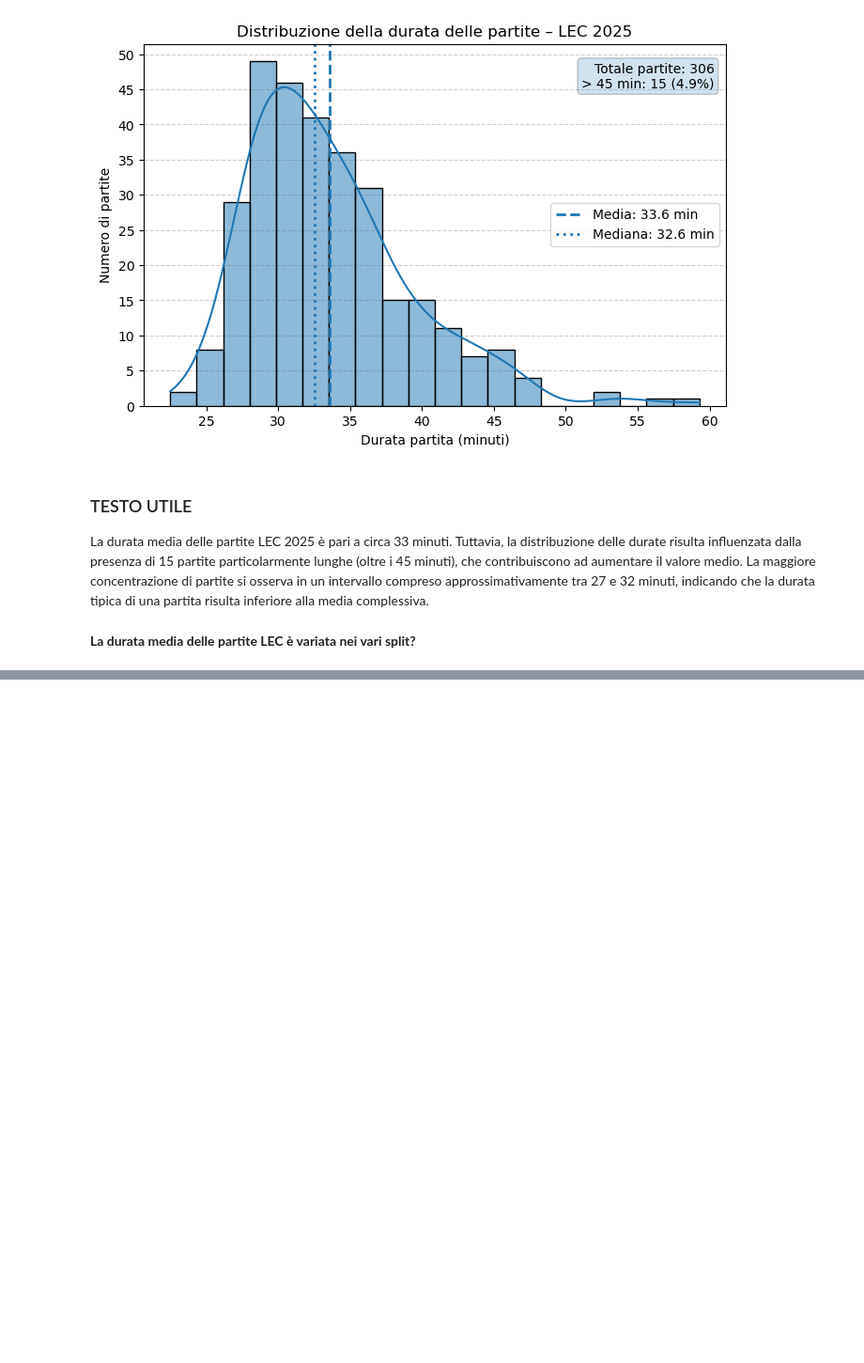
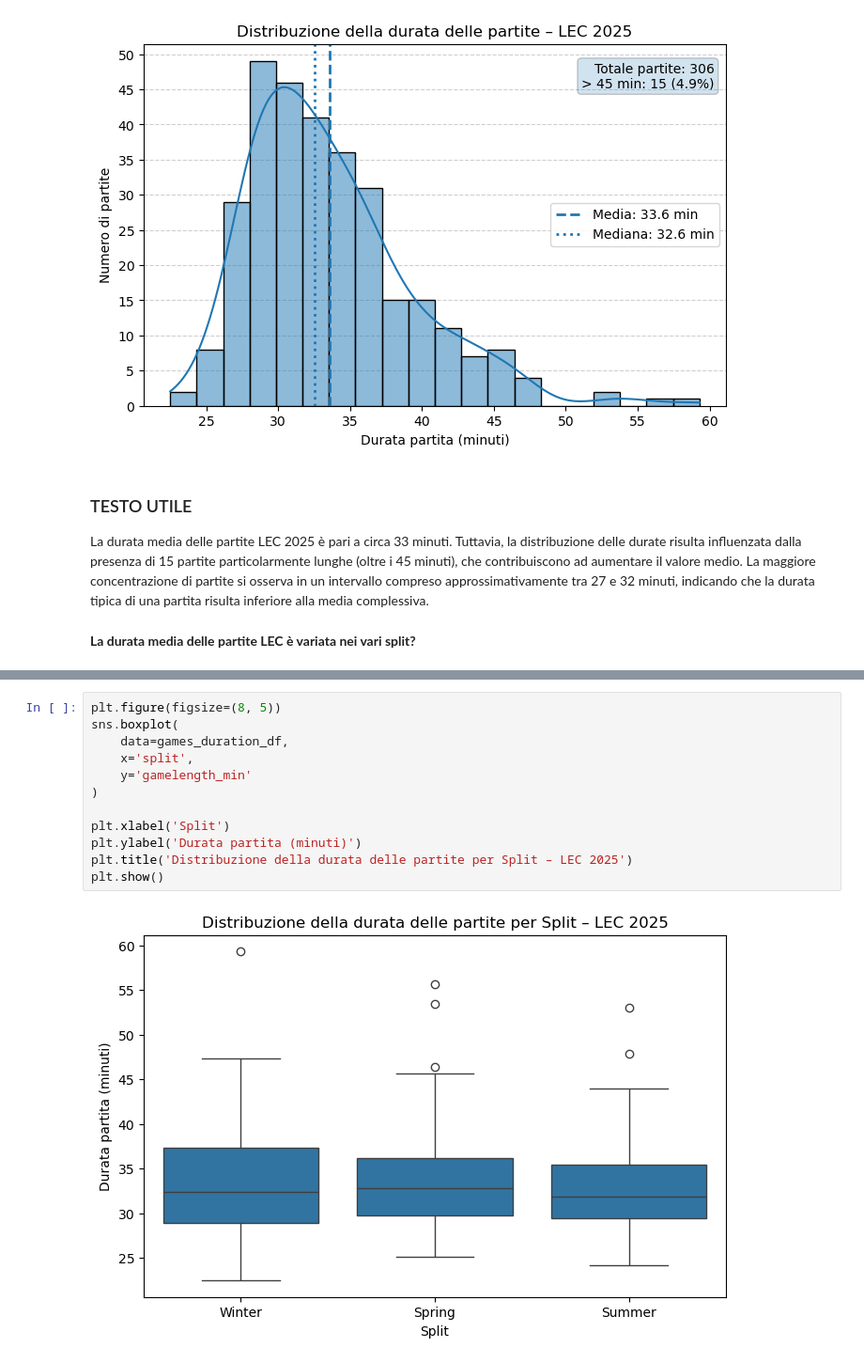
Before and after one commit to AnalystEca/G2-project-analysis, a Jupyter notebook: G2_analisi.ipynb, the cells around one changed output, grey strips where cells are left out. Shown at 94% size. Saved outputs shown, nothing was run; the diff lists cells and outputs as text; blank space fills up the shorter version.

Commit message:
completata la domanda sulla variabilità di durata delle partite

```diff
--- a/G2_analisi.ipynb
+++ b/G2_analisi.ipynb
@@ -224,0 +247,14 @@ La maggiore concentrazione di partite si osserva in un intervallo compreso appro
+# %%
+plt.figure(figsize=(8, 5))
+sns.boxplot(
+    data=games_duration_df,
+    x='split',
+    y='gamelength_min'
+)
+
+plt.xlabel('Split')
+plt.ylabel('Durata partita (minuti)')
+plt.title('Distribuzione della durata delle partite per Split – LEC 2025')
+plt.show()
+# %% [output]
+[figure, added]
```
Also changed, not shown: parts of 4 cells of this notebook, 1 other file.
